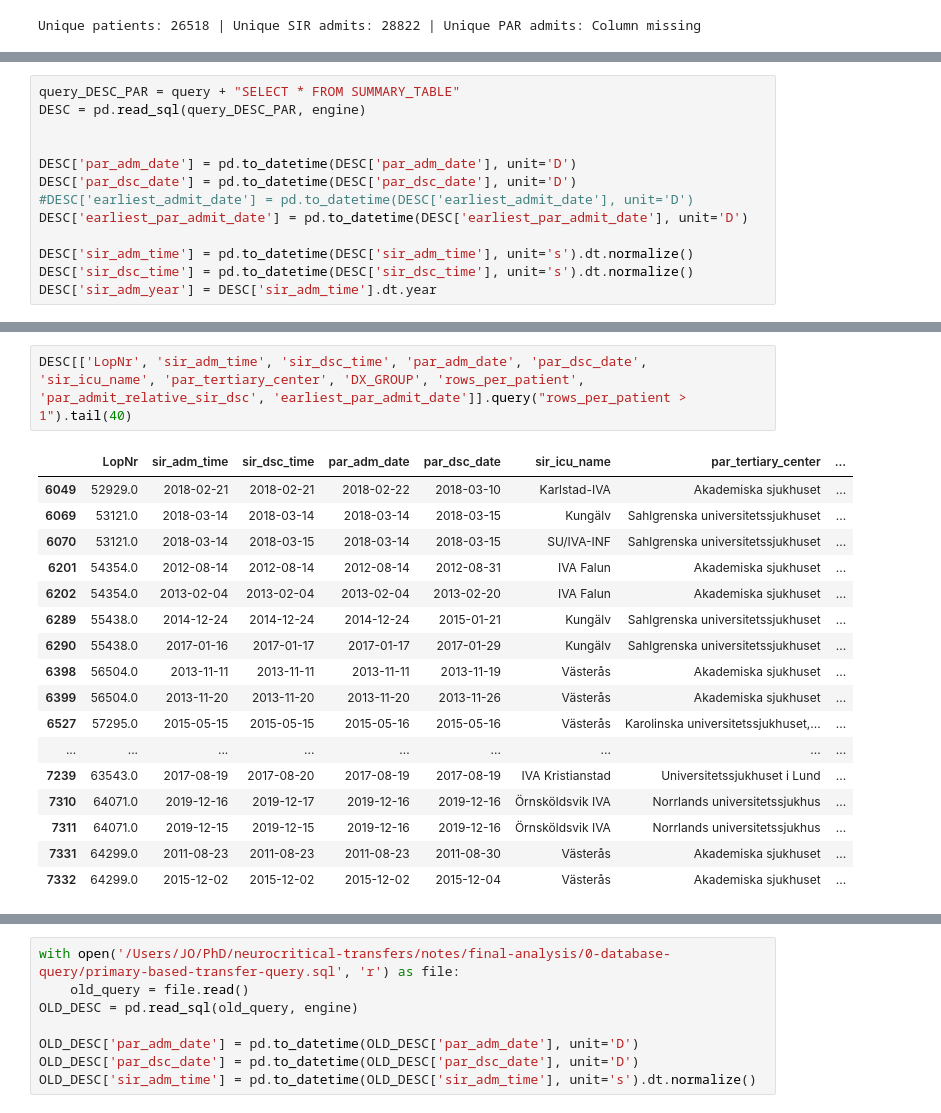
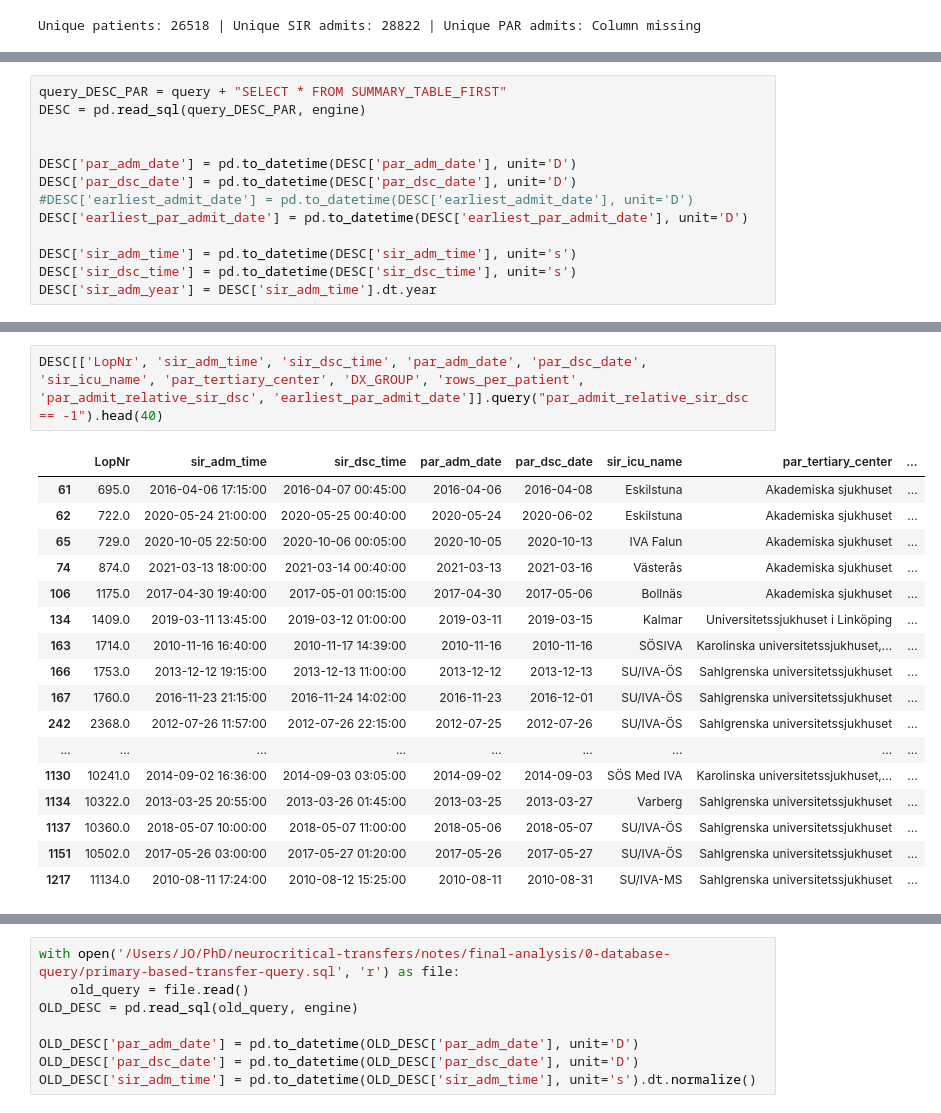
Before and after one commit to johol355/neuro-ascertainment, a Jupyter notebook: candidate-queries/transferred-nsicu-cohort/transferred-cohort.ipynb, the cells around one changed output, grey strips where cells are left out. Saved outputs shown, nothing was run; the diff lists cells and outputs as text.

```diff
--- a/candidate-queries/transferred-nsicu-cohort/transferred-cohort.ipynb
+++ b/candidate-queries/transferred-nsicu-cohort/transferred-cohort.ipynb
@@ -79,5 +79,5 @@ Unique patients: 7239 | Unique SIR admits: 7362 | Unique PAR admits: 7622
 # %%
-query_DESC_PAR = query + "SELECT * FROM SUMMARY_TABLE"
+query_DESC_PAR = query + "SELECT * FROM SUMMARY_TABLE_FIRST"
 DESC = pd.read_sql(query_DESC_PAR, engine)
 
 
@@ -86,7 +86,7 @@ DESC['par_dsc_date'] = pd.to_datetime(DESC['par_dsc_date'], unit='D')
 #DESC['earliest_admit_date'] = pd.to_datetime(DESC['earliest_admit_date'], unit='D')
 DESC['earliest_par_admit_date'] = pd.to_datetime(DESC['earliest_par_admit_date'], unit='D')
 
-DESC['sir_adm_time'] = pd.to_datetime(DESC['sir_adm_time'], unit='s').dt.normalize()
-DESC['sir_dsc_time'] = pd.to_datetime(DESC['sir_dsc_time'], unit='s').dt.normalize()
+DESC['sir_adm_time'] = pd.to_datetime(DESC['sir_adm_time'], unit='s')
+DESC['sir_dsc_time'] = pd.to_datetime(DESC['sir_dsc_time'], unit='s')
 DESC['sir_adm_year'] = DESC['sir_adm_time'].dt.year
 # %%
@@ -96,20 +102,20 @@ Unique patients: 7239 | Unique SIR admits: 7362 | Unique PAR admits: 7319
 # %%
-DESC[['LopNr', 'sir_adm_time', 'sir_dsc_time', 'par_adm_date', 'par_dsc_date', 'sir_icu_name', 'par_tertiary_center', 'DX_GROUP', 'rows_per_patient', 'par_admit_relative_sir_dsc', 'earliest_par_admit_date']].query("rows_per_patient > 1").tail(40)
+DESC[['LopNr', 'sir_adm_time', 'sir_dsc_time', 'par_adm_date', 'par_dsc_date', 'sir_icu_name', 'par_tertiary_center', 'DX_GROUP', 'rows_per_patient', 'par_admit_relative_sir_dsc', 'earliest_par_admit_date']].query("par_admit_relative_sir_dsc == -1").head(40)
 # %% [output]
 |  | LopNr | sir_adm_time | sir_dsc_time | par_adm_date | par_dsc_date | sir_icu_name | par_tertiary_center | ... |
-| 6049 | 52929.0 | 2018-02-21 | 2018-02-21 | 2018-02-22 | 2018-03-10 | Karlstad-IVA | Akademiska sjukhuset | ... |
-| 6069 | 53121.0 | 2018-03-14 | 2018-03-14 | 2018-03-14 | 2018-03-15 | Kungälv | Sahlgrenska universitetssjukhuset | ... |
-| 6070 | 53121.0 | 2018-03-14 | 2018-03-15 | 2018-03-14 | 2018-03-15 | SU/IVA-INF | Sahlgrenska universitetssjukhuset | ... |
-| 6201 | 54354.0 | 2012-08-14 | 2012-08-14 | 2012-08-14 | 2012-08-31 | IVA Falun | Akademiska sjukhuset | ... |
-| 6202 | 54354.0 | 2013-02-04 | 2013-02-04 | 2013-02-04 | 2013-02-20 | IVA Falun | Akademiska sjukhuset | ... |
-| 6289 | 55438.0 | 2014-12-24 | 2014-12-24 | 2014-12-24 | 2015-01-21 | Kungälv | Sahlgrenska universitetssjukhuset | ... |
-| 6290 | 55438.0 | 2017-01-16 | 2017-01-17 | 2017-01-17 | 2017-01-29 | Kungälv | Sahlgrenska universitetssjukhuset | ... |
-| 6398 | 56504.0 | 2013-11-11 | 2013-11-11 | 2013-11-11 | 2013-11-19 | Västerås | Akademiska sjukhuset | ... |
-| 6399 | 56504.0 | 2013-11-20 | 2013-11-20 | 2013-11-20 | 2013-11-26 | Västerås | Akademiska sjukhuset | ... |
-| 6527 | 57295.0 | 2015-05-15 | 2015-05-15 | 2015-05-16 | 2015-05-16 | Västerås | Karolinska universitetssjukhuset,... | ... |
+| 61 | 695.0 | 2016-04-06 17:15:00 | 2016-04-07 00:45:00 | 2016-04-06 | 2016-04-08 | Eskilstuna | Akademiska sjukhuset | ... |
+| 62 | 722.0 | 2020-05-24 21:00:00 | 2020-05-25 00:40:00 | 2020-05-24 | 2020-06-02 | Eskilstuna | Akademiska sjukhuset | ... |
+| 65 | 729.0 | 2020-10-05 22:50:00 | 2020-10-06 00:05:00 | 2020-10-05 | 2020-10-13 | IVA Falun | Akademiska sjukhuset | ... |
+| 74 | 874.0 | 2021-03-13 18:00:00 | 2021-03-14 00:40:00 | 2021-03-13 | 2021-03-16 | Västerås | Akademiska sjukhuset | ... |
+| 106 | 1175.0 | 2017-04-30 19:40:00 | 2017-05-01 00:15:00 | 2017-04-30 | 2017-05-06 | Bollnäs | Akademiska sjukhuset | ... |
+| 134 | 1409.0 | 2019-03-11 13:45:00 | 2019-03-12 01:00:00 | 2019-03-11 | 2019-03-15 | Kalmar | Universitetssjukhuset i Linköping | ... |
+| 163 | 1714.0 | 2010-11-16 16:40:00 | 2010-11-17 14:39:00 | 2010-11-16 | 2010-11-16 | SÖSIVA | Karolinska universitetssjukhuset,... | ... |
+| 166 | 1753.0 | 2013-12-12 19:15:00 | 2013-12-13 11:00:00 | 2013-12-12 | 2013-12-13 | SU/IVA-ÖS | Sahlgrenska universitetssjukhuset | ... |
+| 167 | 1760.0 | 2016-11-23 21:15:00 | 2016-11-24 14:02:00 | 2016-11-23 | 2016-12-01 | SU/IVA-ÖS | Sahlgrenska universitetssjukhuset | ... |
+| 242 | 2368.0 | 2012-07-26 11:57:00 | 2012-07-26 22:15:00 | 2012-07-25 | 2012-07-26 | SU/IVA-ÖS | Sahlgrenska universitetssjukhuset | ... |
 | ... | ... | ... | ... | ... | ... | ... | ... | ... |
-| 7239 | 63543.0 | 2017-08-19 | 2017-08-20 | 2017-08-19 | 2017-08-19 | IVA Kristianstad | Universitetssjukhuset i Lund | ... |
-| 7310 | 64071.0 | 2019-12-16 | 2019-12-17 | 2019-12-16 | 2019-12-16 | Örnsköldsvik IVA | Norrlands universitetssjukhus | ... |
-| 7311 | 64071.0 | 2019-12-15 | 2019-12-15 | 2019-12-16 | 2019-12-16 | Örnsköldsvik IVA | Norrlands universitetssjukhus | ... |
-| 7331 | 64299.0 | 2011-08-23 | 2011-08-23 | 2011-08-23 | 2011-08-30 | Västerås | Akademiska sjukhuset | ... |
-| 7332 | 64299.0 | 2015-12-02 | 2015-12-02 | 2015-12-02 | 2015-12-04 | Västerås | Akademiska sjukhuset | ... |
+| 1130 | 10241.0 | 2014-09-02 16:36:00 | 2014-09-03 03:05:00 | 2014-09-02 | 2014-09-03 | SÖS Med IVA | Karolinska universitetssjukhuset,... | ... |
+| 1134 | 10322.0 | 2013-03-25 20:55:00 | 2013-03-26 01:45:00 | 2013-03-25 | 2013-03-27 | Varberg | Sahlgrenska universitetssjukhuset | ... |
+| 1137 | 10360.0 | 2018-05-07 10:00:00 | 2018-05-07 11:00:00 | 2018-05-06 | 2018-05-07 | SU/IVA-ÖS | Sahlgrenska universitetssjukhuset | ... |
+| 1151 | 10502.0 | 2017-05-26 03:00:00 | 2017-05-27 01:20:00 | 2017-05-26 | 2017-05-27 | SU/IVA-ÖS | Sahlgrenska universitetssjukhuset | ... |
+| 1217 | 11134.0 | 2010-08-11 17:24:00 | 2010-08-12 15:25:00 | 2010-08-11 | 2010-08-31 | SU/IVA-MS | Sahlgrenska universitetssjukhuset | ... |
```
Also changed, not shown: parts of 24 cells of this notebook, 1 other file.
